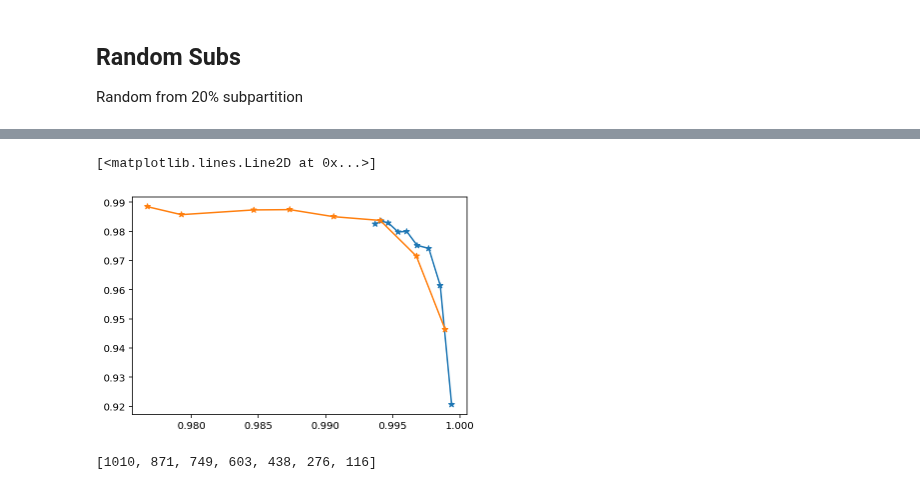
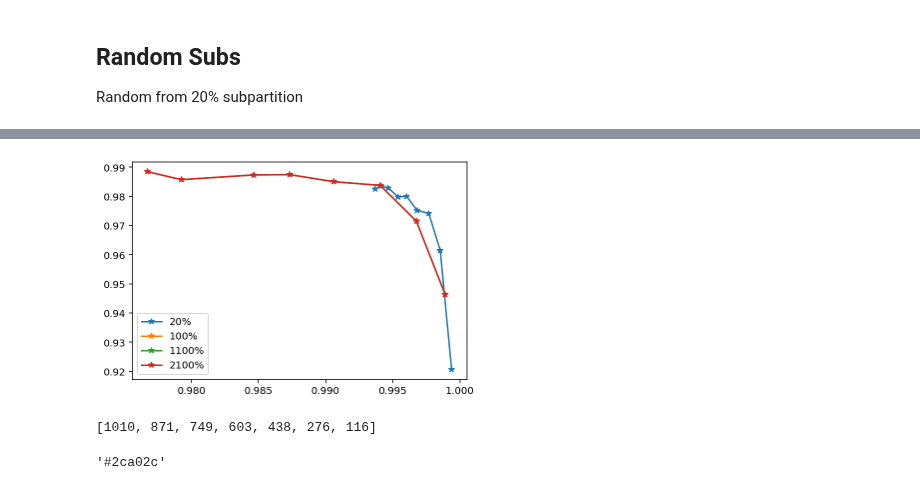
Before and after one commit to jrybicki-jsc/smms, a Jupyter notebook: graphla/cleans.ipynb, the cells around one changed output, grey strips where cells are left out. Drawn from its saved outputs; the diff is of its cells as text; code cells hidden in the pictures.

```diff
--- a/graphla/cleans.ipynb
+++ b/graphla/cleans.ipynb
@@ -10,6 +10,7 @@ def get_nets(directory):
     nets = dict()
     for n in glob.glob(f"{directory}*-voting.pickle"):
         gamma, net = load_net(n)
+        gamma = float(gamma)
         nets[gamma] = net
     nets = dict(sorted(nets.items()))
     sizes = [len(n) for g, n in nets.items()]
@@ -207,11 +217,16 @@ aucz = get_aucs(nets=netz, perfs=perfz) #{len(netz[gamma]): auc(r1, p1) for gamm
 # %%
 plt.plot(aucz.keys(), aucz.values(),'-*', label='20%')
 plt.plot(streamed_aucs.keys(), streamed_aucs.values(),'-*', label='100%')
+m=plt.plot(streamed_aucs.keys(), streamed_aucs.values(),'-*', label='1100%')
+plt.plot(streamed_aucs.keys(), streamed_aucs.values(),'-*', label='2100%')
 plt.legend();
 # %% [output]
-[<matplotlib.lines.Line2D at 0x...>]
-[figure, old version]
+[figure, new version]
 # %%
 sizez
 # %% [output]
 [1010, 871, 749, 603, 438, 276, 116]
+# %%
+m[0].get_c()
+# %% [output]
+'#2ca02c'
```
Also changed, not shown: parts of 14 cells of this notebook.
